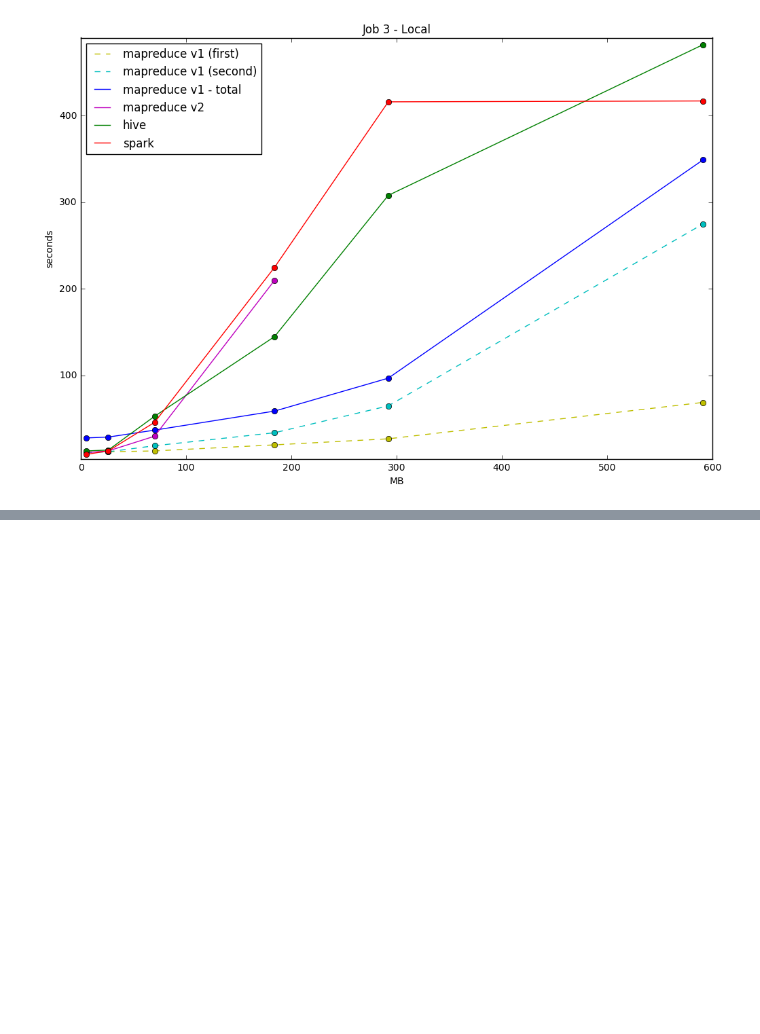
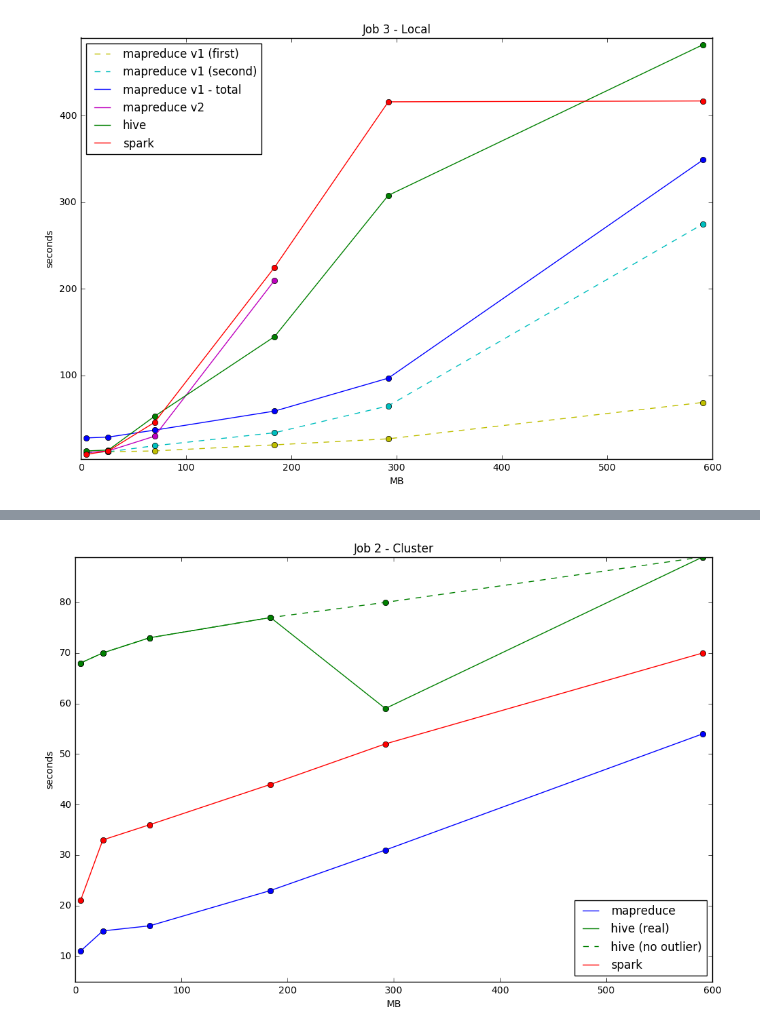
Before and after one commit to BigData-MielPops/Project1, a Jupyter notebook: plots.ipynb, the cells around one changed output, grey strips where cells are left out. Cells and saved outputs as stored; diff of their text form; code cells hidden in the pictures; blank space fills up the shorter version.

```diff
--- a/plots.ipynb
+++ b/plots.ipynb
@@ -46,0 +74,14 @@ plot_project_data([5, 26, 70, 184, 292, 591],
+# %%
+data_mr2C = [11, 15, 16, 23, 31, 54]
+data_hive2C = [68, 70, 73, 77, 59, 89]
+data_hive2C_no = [68, 70, 73, 77, 80, 89]
+data_spark2C = [21, 33, 36, 44, 52, 70]
+
+plot_project_data(data_x, [data_mr2C, data_hive2C, data_hive2C_no, data_spark2C],
+                  0, max_x,
+                  short_colors = ['b', 'g', 'g', 'r'],
+                  labels = ['mapreduce', 'hive (real)', 'hive (no outlier)', 'spark'],
+                  types = ['', '', '--', ''],
+                  title='Job 2 - Cluster', loc=4)
+# %% [output]
+[figure, added]
```
Also changed, not shown: parts of 15 cells of this notebook, 1 other file.
